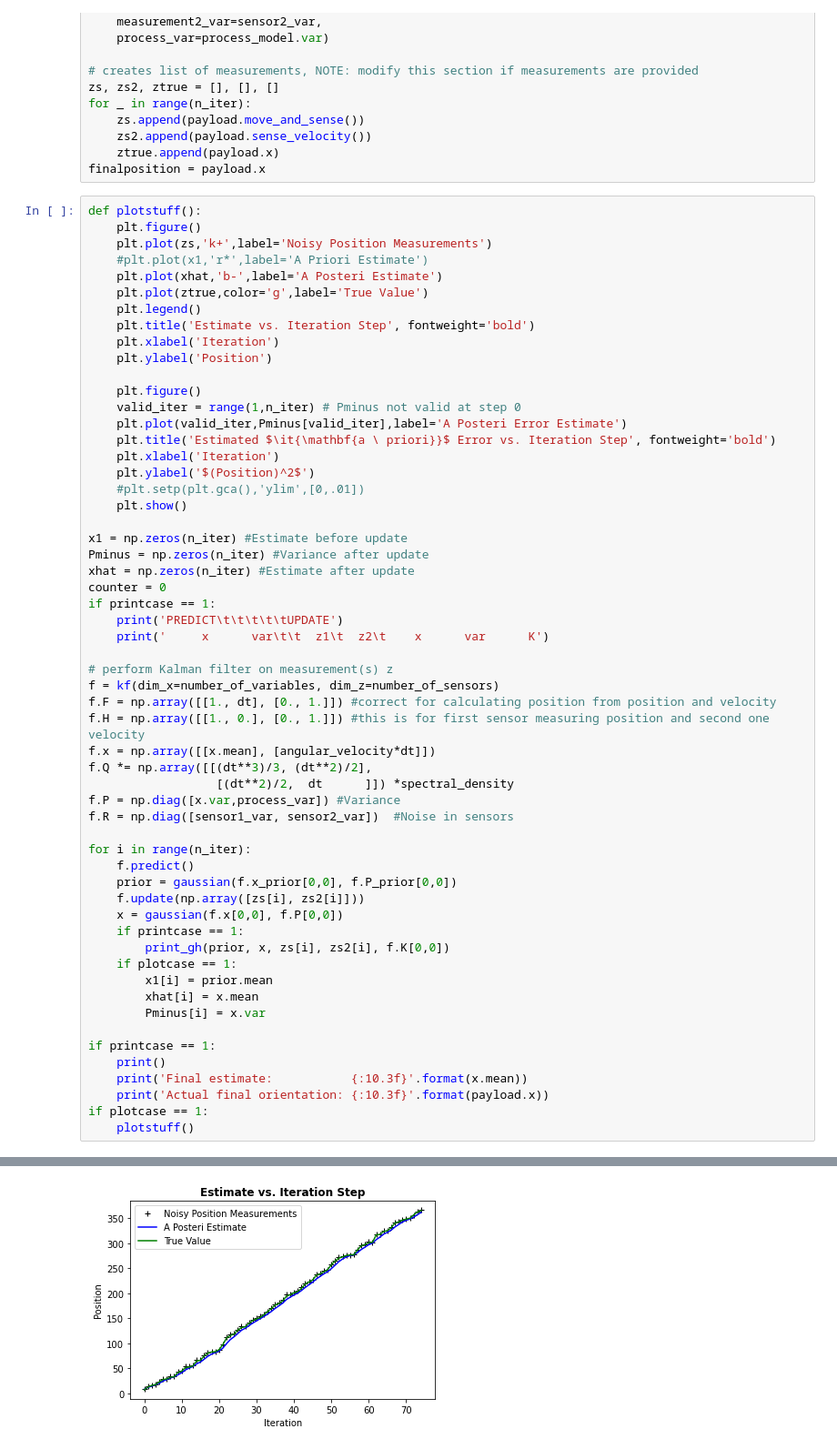
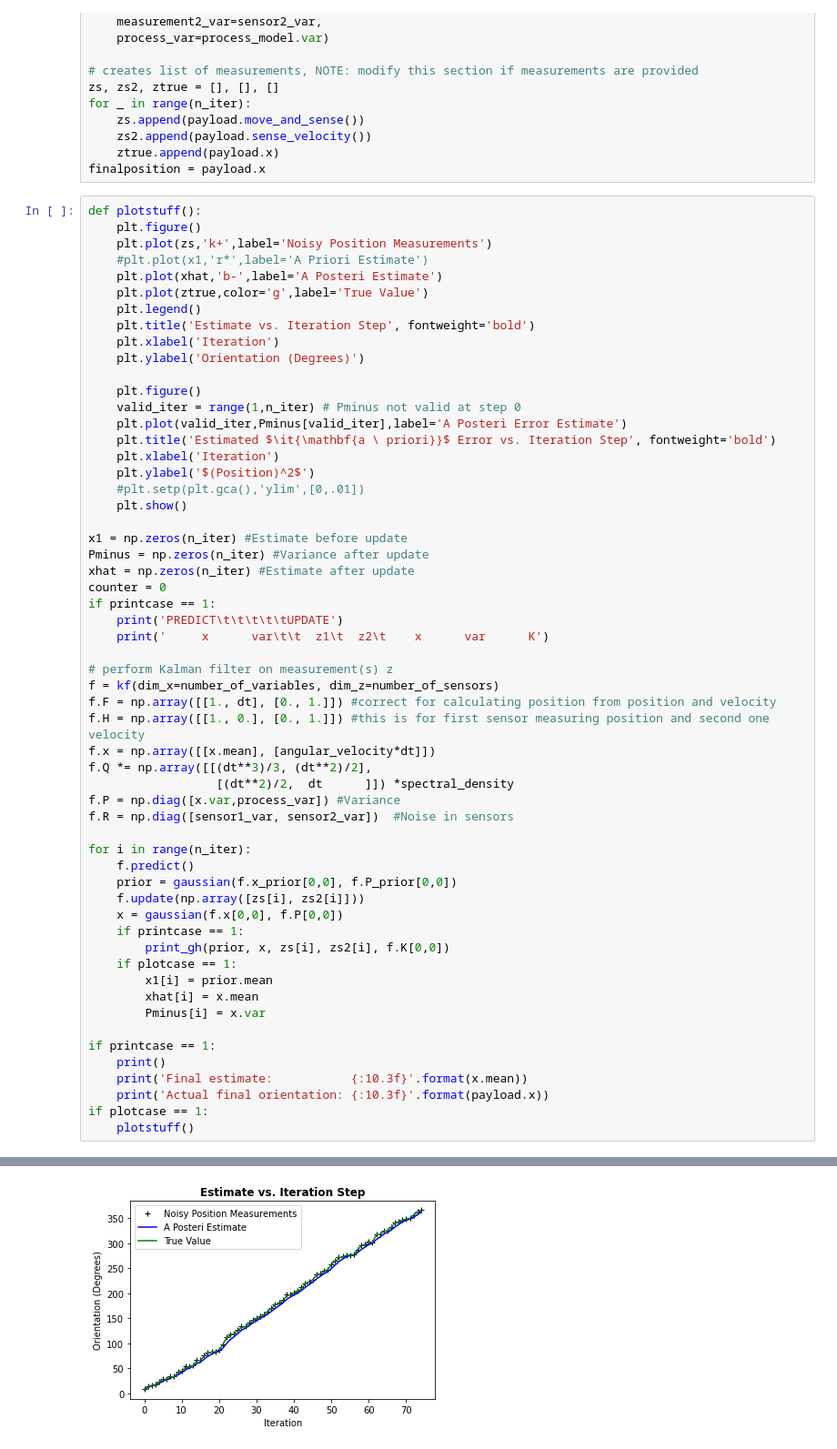
Before and after one commit to jmattic/KalmanFilter, a Jupyter notebook: 2DHandCodeEXCLAIM.ipynb, the cells around one changed output, grey strips where cells are left out. Shown: that part at 91% size. Saved outputs shown, nothing was run; the diff lists cells and outputs as text.

```diff
--- a/2DHandCodeEXCLAIM.ipynb
+++ b/2DHandCodeEXCLAIM.ipynb
@@ -109,7 +109,7 @@ def plotstuff():
     plt.legend()
     plt.title('Estimate vs. Iteration Step', fontweight='bold')
     plt.xlabel('Iteration')
-    plt.ylabel('Position')
+    plt.ylabel('Orientation (Degrees)')
 
     plt.figure()
     valid_iter = range(1,n_iter) # Pminus not valid at step 0
@@ -177,2 +177,2 @@ actual final orientation:    365.501
-[figure, old version]
+[figure, new version]
 [figure]
```
Also changed, not shown: parts of 2 cells of this notebook.
